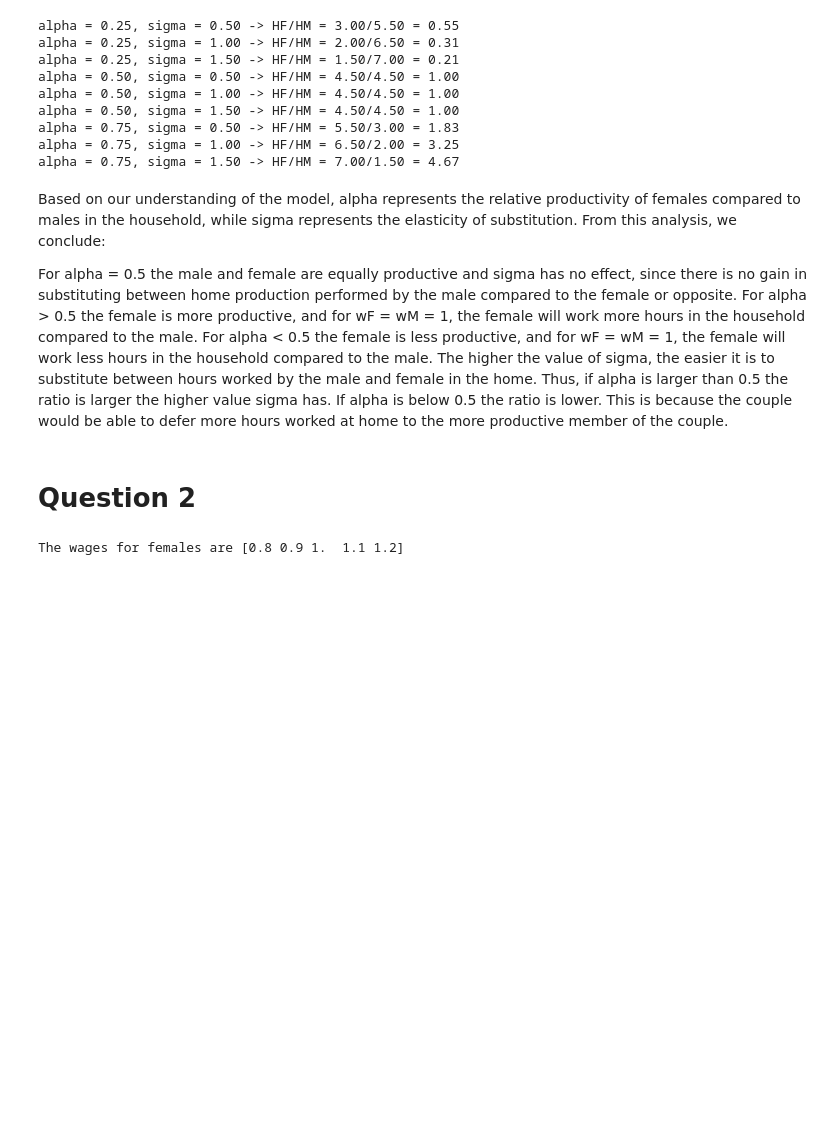
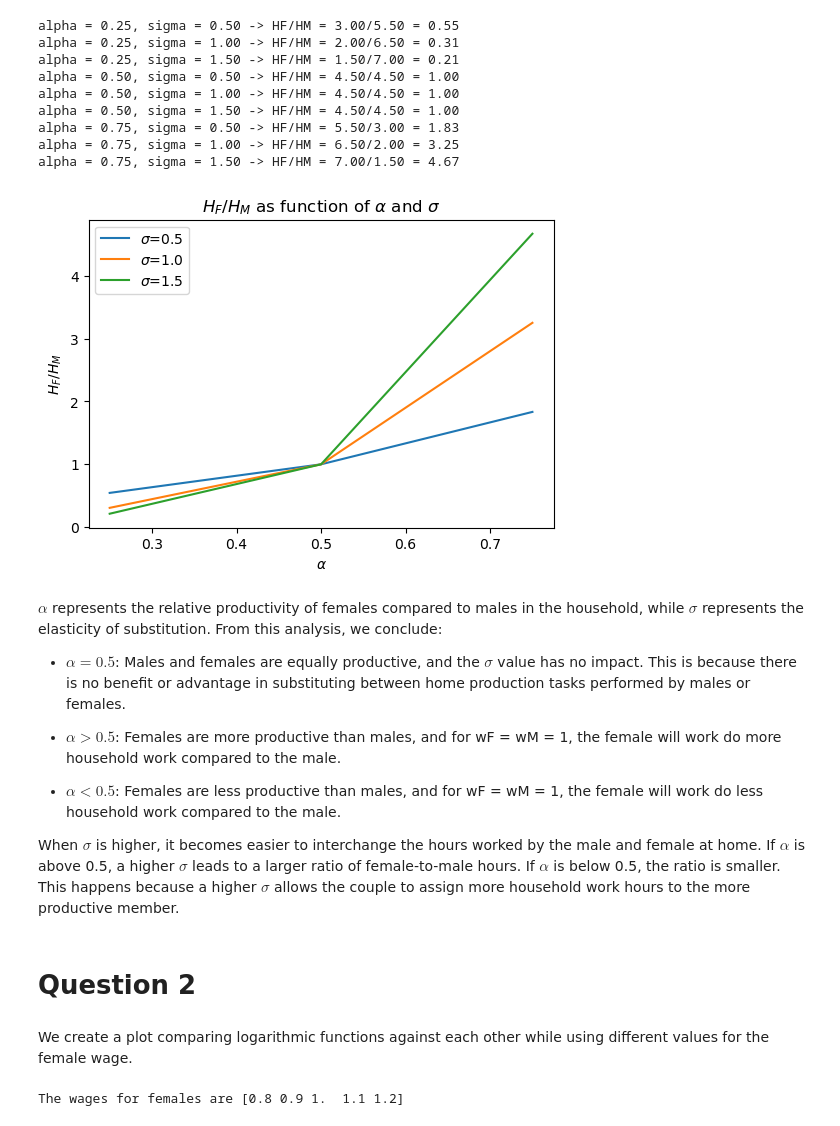
Before and after one commit to NumEconCopenhagen/projects-2023-n-m, a Jupyter notebook: inauguralproject/inauguralproject.ipynb, the cells around one changed output. Drawn from its saved outputs; the diff is of its cells as text; code cells hidden in the pictures; blank space fills up the shorter version.

```diff
--- a/inauguralproject/inauguralproject.ipynb
+++ b/inauguralproject/inauguralproject.ipynb
@@ -29,6 +32,8 @@ H_F/H_M
 $$
 The expression represents the correlation between female and male involvement in home production
 # %%
+resultsx = {}
+
 # Defining lists alpha and sigma
 alpha_list = [0.25, 0.5, 0.75]
 sigma_list = [0.5, 1.0, 1.5]
@@ -42,6 +47,7 @@ for alpha in alpha_list:
 
         # Solving the model
         opt = model.solve_discrete()
+        resultsx[(alpha, sigma)] = opt.HF / opt.HM
 
         # Print
         print(f"alpha = {alpha:.2f}, sigma = {sigma:.2f} -> HF/HM = {opt.HF:.2f}/{opt.HM:.2f} = {opt.HF/opt.HM:.2f}")
@@ -55,15 +61,37 @@ alpha = 0.50, sigma = 1.50 -> HF/HM = 4.50/4.50 = 1.00
 alpha = 0.75, sigma = 0.50 -> HF/HM = 5.50/3.00 = 1.83
 alpha = 0.75, sigma = 1.00 -> HF/HM = 6.50/2.00 = 3.25
 alpha = 0.75, sigma = 1.50 -> HF/HM = 7.00/1.50 = 4.67
+# %%
+
+# Plotting optimal HF/HM against alpha for each sigma using a loop
+fig = plt.figure(figsize=(6, 4))
+ax = fig.add_subplot(1, 1, 1)
+
+# Loop over sigma-values
+for sigma in sigma_list:
+    y = [resultsx[(alpha, sigma)] for alpha in alpha_list]
+    ax.plot(alpha_list, y, label=f'$\sigma$={sigma}')
+
+ax.set_xlabel('$\\alpha$')
+ax.set_ylabel('$H_F/H_M$')
+ax.set_title('$H_F/H_M$ as function of $\\alpha$ and $\\sigma$')
+ax.legend(prop={'size': 10})
+plt.show()
+# %% [output]
+[figure, added]
 # %% [markdown]
-Based on our understanding of the model, alpha represents the relative productivity of females compared to males in the household, while sigma represents the elasticity of substitution. From this analysis, we conclude:
+$\alpha$ represents the relative productivity of females compared to males in the household, while $\sigma$ represents the elasticity of substitution. From this analysis, we conclude:
+* $\alpha=0.5$: Males and females are equally productive, and the $\sigma$ value has no impact. This is because there is no benefit or advantage in substituting between home production tasks performed by males or females.
 
-For alpha = 0.5 the male and female are equally productive and sigma has no effect, since there is no gain in substituting between home production performed by the male compared to the female or opposite.
-For alpha > 0.5 the female is more productive, and for wF = wM = 1, the female will work more hours in the household compared to the male.
-For alpha < 0.5 the female is less productive, and for wF = wM = 1, the female will work less hours in the household compared to the male.
-The higher the value of sigma, the easier it is to substitute between hours worked by the male and female in the home. Thus, if alpha is larger than 0.5 the ratio is larger the higher value sigma has. If alpha is below 0.5 the ratio is lower. This is because the couple would be able to defer more hours worked at home to the more productive member of the couple.
+* $\alpha>0.5$: Females are more productive than males, and for wF = wM = 1, the female will work do more household work compared to the male.
+
+* $\alpha<0.5$: Females are less productive than males, and for wF = wM = 1, the female will work do less household work compared to the male.
+
+When $\sigma$ is higher, it becomes easier to interchange the hours worked by the male and female at home. If $\alpha$ is above 0.5, a higher $\sigma$ leads to a larger ratio of female-to-male hours. If $\alpha$ is below 0.5, the ratio is smaller. This happens because a higher $\sigma$ allows the couple to assign more household work hours to the more productive member.
 # %% [markdown]
 # Question 2 #
+# %% [markdown]
+We create a plot comparing logarithmic functions against each other while using different values for the female wage.
 # %%
 # 1. Create an instance of the HouseholdSpecializationModelClass
 model = HouseholdSpecializationModelClass()
```
Also changed, not shown: parts of 2 cells of this notebook.
